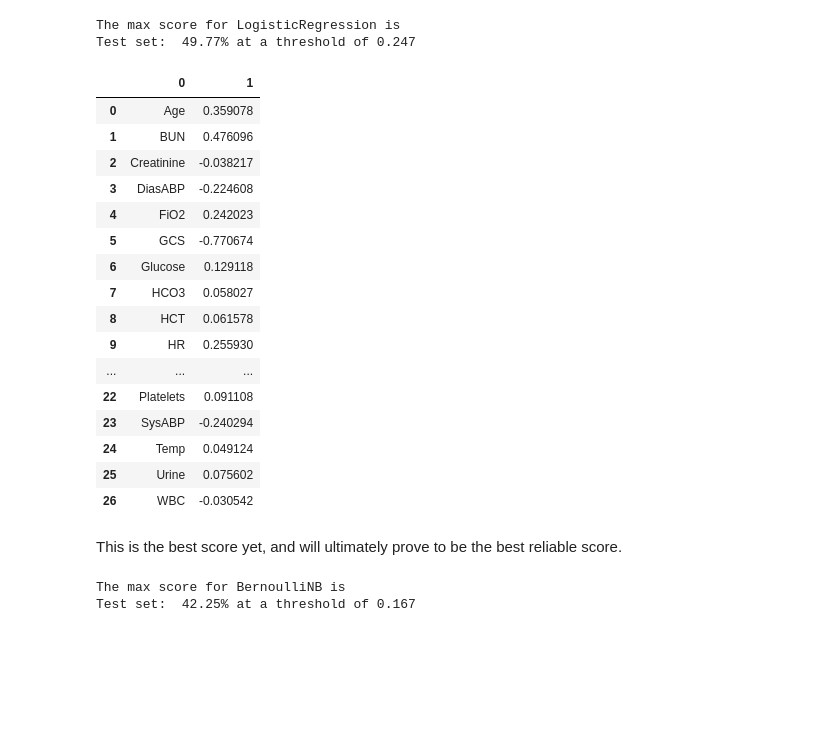
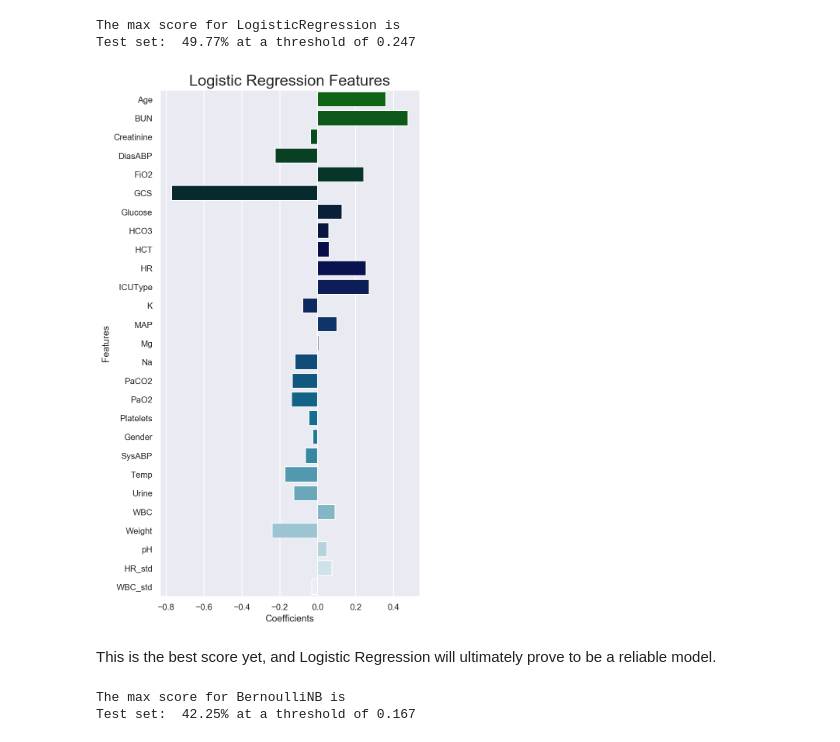
Before and after one commit to NaimahmedNesaragi/Predicting-ICU-Mortality, a Jupyter notebook: ICU Model Data.ipynb, the cells around one changed output. Saved outputs shown, nothing was run; the diff lists cells and outputs as text; code cells hidden in the pictures; blank space fills up the shorter version.

```diff
--- a/ICU Model Data.ipynb
+++ b/ICU Model Data.ipynb
@@ -467,29 +481,18 @@ print_f1(logit_all, X_te, y_test)
 The max score for LogisticRegression is
 Test set:  49.77% at a threshold of 0.247
 # %%
-coefs = pd.DataFrame(list(zip(X.columns,list(logit_all.coef_[0]))))
+coefs = pd.DataFrame(list(zip(X_train.columns,list(logit_all.coef_[0]))))
-# %%
-coefs
-# %% [output]
-|  | 0 | 1 |
-| 0 | Age | 0.359078 |
-| 1 | BUN | 0.476096 |
-| 2 | Creatinine | -0.038217 |
-| 3 | DiasABP | -0.224608 |
-| 4 | FiO2 | 0.242023 |
-| 5 | GCS | -0.770674 |
-| 6 | Glucose | 0.129118 |
-| 7 | HCO3 | 0.058027 |
-| 8 | HCT | 0.061578 |
-| 9 | HR | 0.255930 |
-| ... | ... | ... |
-| 22 | Platelets | 0.091108 |
-| 23 | SysABP | -0.240294 |
-| 24 | Temp | 0.049124 |
-| 25 | Urine | 0.075602 |
-| 26 | WBC | -0.030542 |
+# %%
+import seaborn as sns
+plt.figure(figsize=(6,12))
+sns.set(font_scale = 1)
+ax = sns.barplot(x = coefs[1], y=coefs[0], palette = 'ocean');
+plt.title("Logistic Regression Features", fontsize=20)
+ax.set(ylabel='Features', xlabel = 'Coefficients');
+# %% [output]
+[figure, added]
 # %% [markdown]
-This is the best score yet, and will ultimately prove to be the best reliable score.
+This is the best score yet, and Logistic Regression will ultimately prove to be a reliable model.
 # %%
 #Testing Naive Bayes, not quite as good as logistic regression here
 nb_all = BernoulliNB()
```
Also changed, not shown: parts of 2 cells of this notebook, 3 other files.
